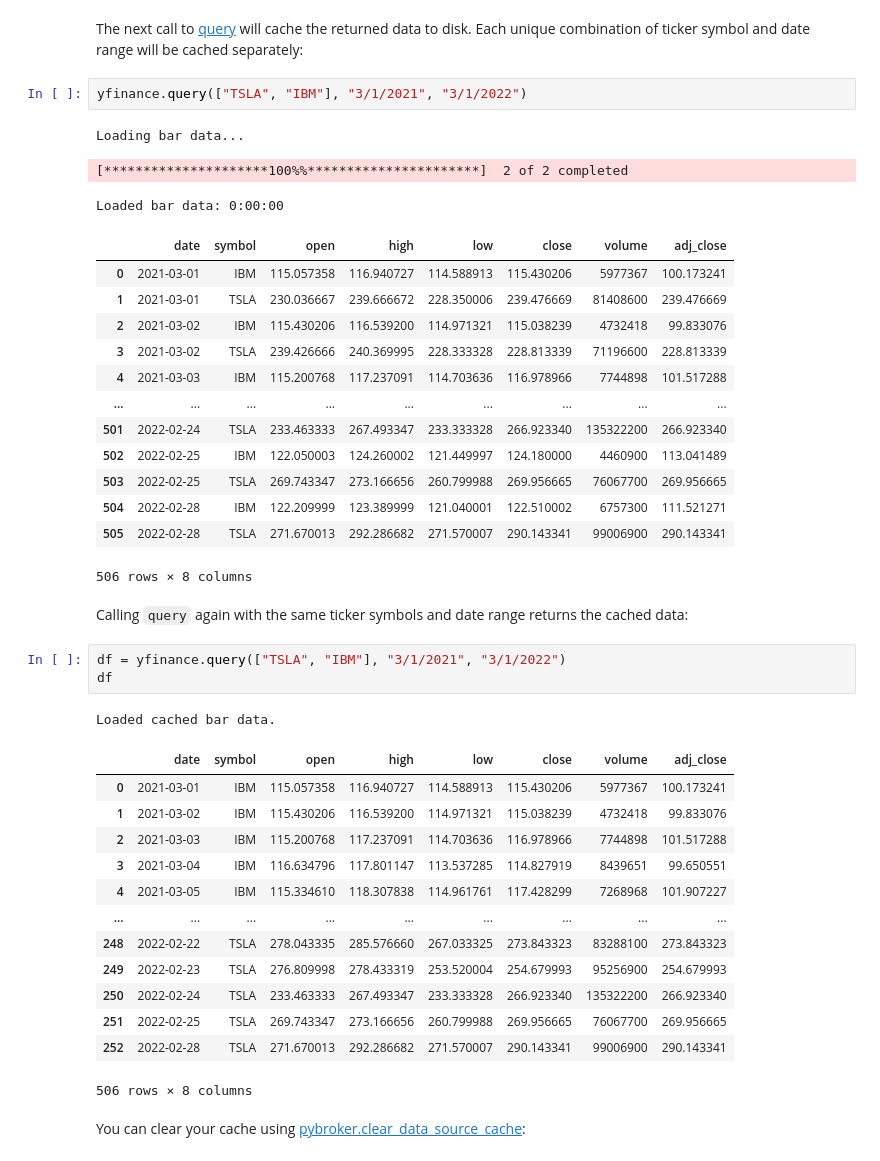
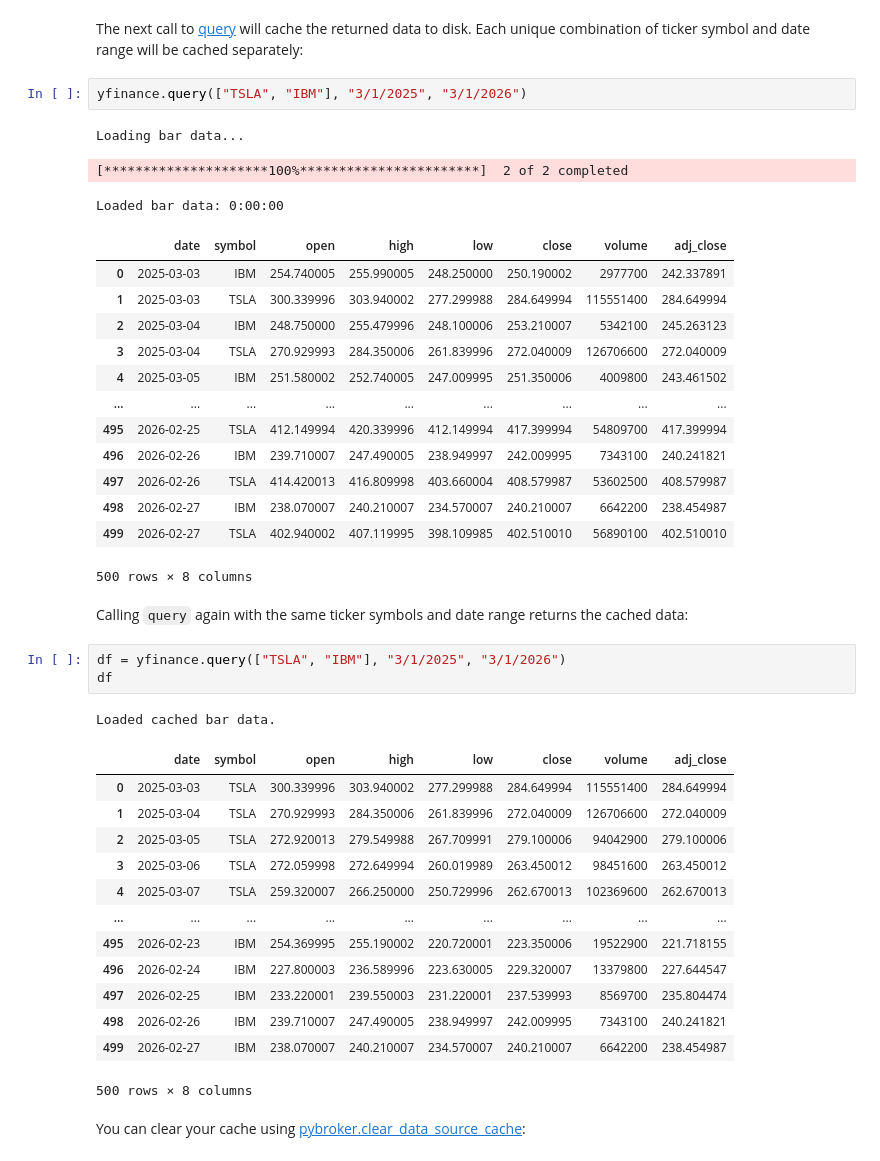
Before and after one commit to edtechre/pybroker, a Jupyter notebook: docs/source/notebooks/1. Getting Started with Data Sources.ipynb, the cells around one changed output. Saved outputs shown, nothing was run; the diff lists cells and outputs as text.

````diff
--- a/docs/source/notebooks/1. Getting Started with Data Sources.ipynb
+++ b/docs/source/notebooks/1. Getting Started with Data Sources.ipynb
@@ -46,44 +46,44 @@ pybroker.enable_data_source_cache("yfinance")
 # %% [markdown]
 The next call to [query](https://www.pybroker.com/en/latest/reference/pybroker.data.html#pybroker.data.DataSource.query) will cache the returned data to disk. Each unique combination of ticker symbol and date range will be cached separately:
 # %%
-yfinance.query(["TSLA", "IBM"], "3/1/2021", "3/1/2022")
+yfinance.query(["TSLA", "IBM"], "3/1/2025", "3/1/2026")
 # %% [output]
 Loading bar data...
-[*********************100%%**********************]  2 of 2 completed
+[*********************100%***********************]  2 of 2 completed
 Loaded bar data: 0:00:00
 |  | date | symbol | open | high | low | close | volume | adj_close |
-| 0 | 2021-03-01 | IBM | 115.057358 | 116.940727 | 114.588913 | 115.430206 | 5977367 | 100.173241 |
-| 1 | 2021-03-01 | TSLA | 230.036667 | 239.666672 | 228.350006 | 239.476669 | 81408600 | 239.476669 |
-| 2 | 2021-03-02 | IBM | 115.430206 | 116.539200 | 114.971321 | 115.038239 | 4732418 | 99.833076 |
-| 3 | 2021-03-02 | TSLA | 239.426666 | 240.369995 | 228.333328 | 228.813339 | 71196600 | 228.813339 |
-| 4 | 2021-03-03 | IBM | 115.200768 | 117.237091 | 114.703636 | 116.978966 | 7744898 | 101.517288 |
+| 0 | 2025-03-03 | IBM | 254.740005 | 255.990005 | 248.250000 | 250.190002 | 2977700 | 242.337891 |
+| 1 | 2025-03-03 | TSLA | 300.339996 | 303.940002 | 277.299988 | 284.649994 | 115551400 | 284.649994 |
+| 2 | 2025-03-04 | IBM | 248.750000 | 255.479996 | 248.100006 | 253.210007 | 5342100 | 245.263123 |
+| 3 | 2025-03-04 | TSLA | 270.929993 | 284.350006 | 261.839996 | 272.040009 | 126706600 | 272.040009 |
+| 4 | 2025-03-05 | IBM | 251.580002 | 252.740005 | 247.009995 | 251.350006 | 4009800 | 243.461502 |
 | ... | ... | ... | ... | ... | ... | ... | ... | ... |
-| 501 | 2022-02-24 | TSLA | 233.463333 | 267.493347 | 233.333328 | 266.923340 | 135322200 | 266.923340 |
-| 502 | 2022-02-25 | IBM | 122.050003 | 124.260002 | 121.449997 | 124.180000 | 4460900 | 113.041489 |
-| 503 | 2022-02-25 | TSLA | 269.743347 | 273.166656 | 260.799988 | 269.956665 | 76067700 | 269.956665 |
-| 504 | 2022-02-28 | IBM | 122.209999 | 123.389999 | 121.040001 | 122.510002 | 6757300 | 111.521271 |
-| 505 | 2022-02-28 | TSLA | 271.670013 | 292.286682 | 271.570007 | 290.143341 | 99006900 | 290.143341 |
+| 495 | 2026-02-25 | TSLA | 412.149994 | 420.339996 | 412.149994 | 417.399994 | 54809700 | 417.399994 |
+| 496 | 2026-02-26 | IBM | 239.710007 | 247.490005 | 238.949997 | 242.009995 | 7343100 | 240.241821 |
+| 497 | 2026-02-26 | TSLA | 414.420013 | 416.809998 | 403.660004 | 408.579987 | 53602500 | 408.579987 |
+| 498 | 2026-02-27 | IBM | 238.070007 | 240.210007 | 234.570007 | 240.210007 | 6642200 | 238.454987 |
+| 499 | 2026-02-27 | TSLA | 402.940002 | 407.119995 | 398.109985 | 402.510010 | 56890100 | 402.510010 |
-506 rows × 8 columns
+500 rows × 8 columns
 # %% [markdown]
 Calling ```query``` again with the same ticker symbols and date range returns the cached data:
 # %%
-df = yfinance.query(["TSLA", "IBM"], "3/1/2021", "3/1/2022")
+df = yfinance.query(["TSLA", "IBM"], "3/1/2025", "3/1/2026")
 df
 # %% [output]
 Loaded cached bar data.
 |  | date | symbol | open | high | low | close | volume | adj_close |
-| 0 | 2021-03-01 | IBM | 115.057358 | 116.940727 | 114.588913 | 115.430206 | 5977367 | 100.173241 |
-| 1 | 2021-03-02 | IBM | 115.430206 | 116.539200 | 114.971321 | 115.038239 | 4732418 | 99.833076 |
-| 2 | 2021-03-03 | IBM | 115.200768 | 117.237091 | 114.703636 | 116.978966 | 7744898 | 101.517288 |
-| 3 | 2021-03-04 | IBM | 116.634796 | 117.801147 | 113.537285 | 114.827919 | 8439651 | 99.650551 |
-| 4 | 2021-03-05 | IBM | 115.334610 | 118.307838 | 114.961761 | 117.428299 | 7268968 | 101.907227 |
+| 0 | 2025-03-03 | TSLA | 300.339996 | 303.940002 | 277.299988 | 284.649994 | 115551400 | 284.649994 |
+| 1 | 2025-03-04 | TSLA | 270.929993 | 284.350006 | 261.839996 | 272.040009 | 126706600 | 272.040009 |
+| 2 | 2025-03-05 | TSLA | 272.920013 | 279.549988 | 267.709991 | 279.100006 | 94042900 | 279.100006 |
+| 3 | 2025-03-06 | TSLA | 272.059998 | 272.649994 | 260.019989 | 263.450012 | 98451600 | 263.450012 |
+| 4 | 2025-03-07 | TSLA | 259.320007 | 266.250000 | 250.729996 | 262.670013 | 102369600 | 262.670013 |
 | ... | ... | ... | ... | ... | ... | ... | ... | ... |
-| 248 | 2022-02-22 | TSLA | 278.043335 | 285.576660 | 267.033325 | 273.843323 | 83288100 | 273.843323 |
-| 249 | 2022-02-23 | TSLA | 276.809998 | 278.433319 | 253.520004 | 254.679993 | 95256900 | 254.679993 |
-| 250 | 2022-02-24 | TSLA | 233.463333 | 267.493347 | 233.333328 | 266.923340 | 135322200 | 266.923340 |
-| 251 | 2022-02-25 | TSLA | 269.743347 | 273.166656 | 260.799988 | 269.956665 | 76067700 | 269.956665 |
-| 252 | 2022-02-28 | TSLA | 271.670013 | 292.286682 | 271.570007 | 290.143341 | 99006900 | 290.143341 |
+| 495 | 2026-02-23 | IBM | 254.369995 | 255.190002 | 220.720001 | 223.350006 | 19522900 | 221.718155 |
+| 496 | 2026-02-24 | IBM | 227.800003 | 236.589996 | 223.630005 | 229.320007 | 13379800 | 227.644547 |
+| 497 | 2026-02-25 | IBM | 233.220001 | 239.550003 | 231.220001 | 237.539993 | 8569700 | 235.804474 |
+| 498 | 2026-02-26 | IBM | 239.710007 | 247.490005 | 238.949997 | 242.009995 | 7343100 | 240.241821 |
+| 499 | 2026-02-27 | IBM | 238.070007 | 240.210007 | 234.570007 | 240.210007 | 6642200 | 238.454987 |
-506 rows × 8 columns
+500 rows × 8 columns
 # %% [markdown]
 You can clear your cache using [pybroker.clear_data_source_cache](https://www.pybroker.com/en/latest/reference/pybroker.cache.html#pybroker.cache.clear_data_source_cache):
 # %%
````
Also changed, not shown: parts of 6 cells of this notebook.
